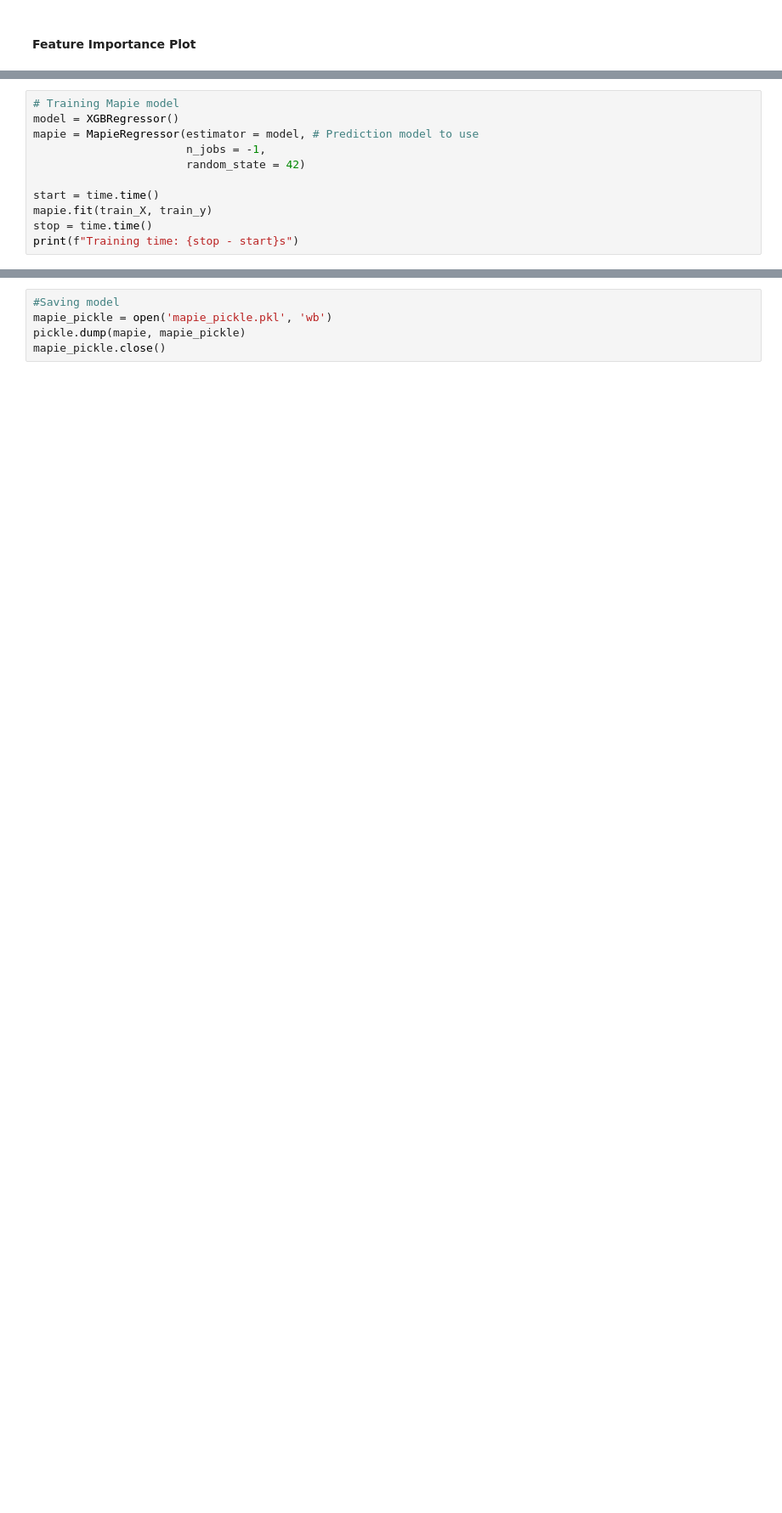
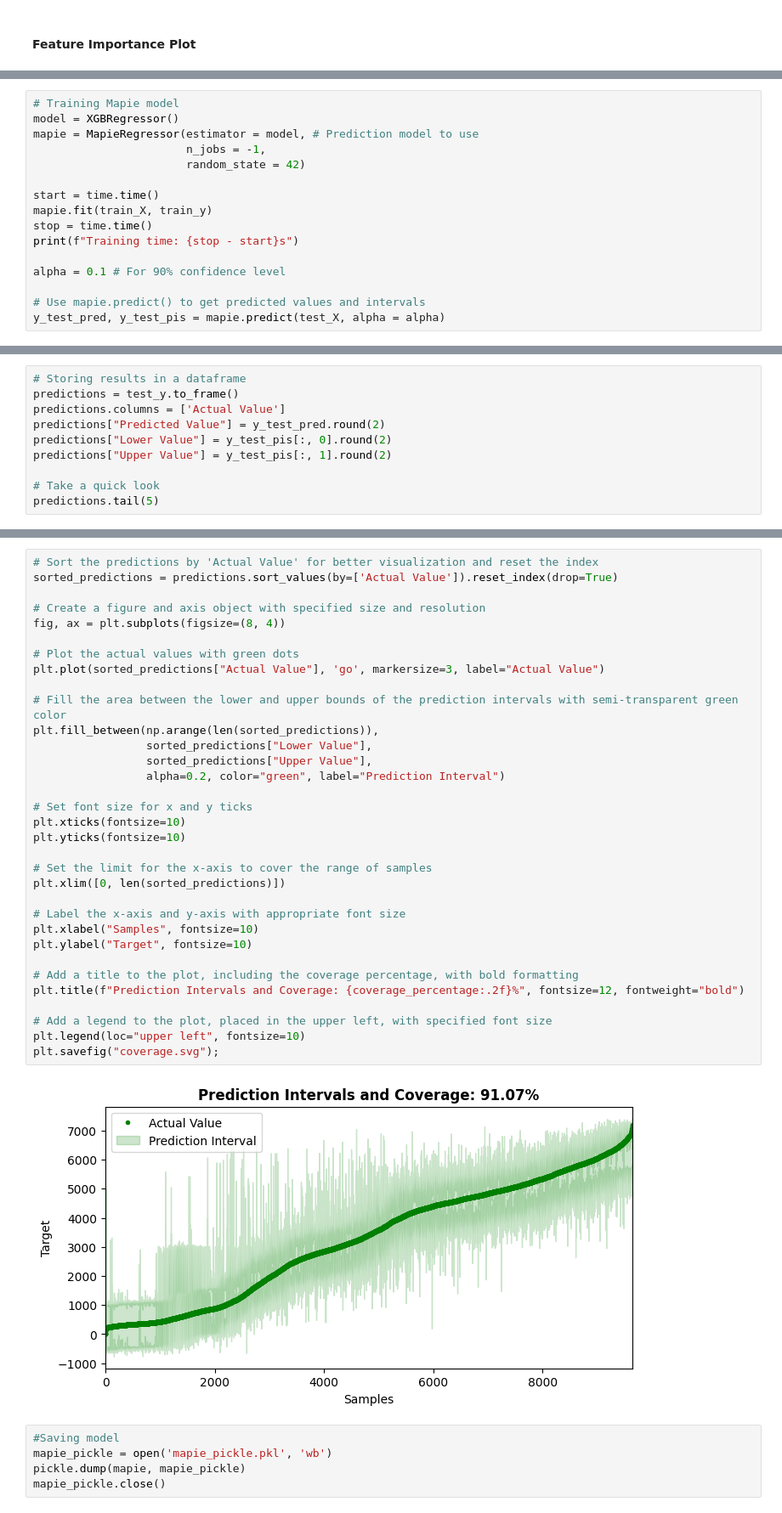
Before and after one commit to tillmanerb/IME565-midterm-traffic, a Jupyter notebook: train_model.ipynb, the cells around one changed output, grey strips where cells are left out. Shown at 85% size. Cells and saved outputs as stored; diff of their text form; blank space fills up the shorter version.

```diff
--- a/train_model.ipynb
+++ b/train_model.ipynb
@@ -92,3 +143,8 @@ start = time.time()
 mapie.fit(train_X, train_y)
 stop = time.time()
 print(f"Training time: {stop - start}s")
+
+alpha = 0.1 # For 90% confidence level
+
+# Use mapie.predict() to get predicted values and intervals
+y_test_pred, y_test_pis = mapie.predict(test_X, alpha = alpha)
@@ -94,0 +182,10 @@ print(f"Training time: {stop - start}s")
+# %%
+# Storing results in a dataframe
+predictions = test_y.to_frame()
+predictions.columns = ['Actual Value']
+predictions["Predicted Value"] = y_test_pred.round(2)
+predictions["Lower Value"] = y_test_pis[:, 0].round(2)
+predictions["Upper Value"] = y_test_pis[:, 1].round(2)
+
+# Take a quick look
+predictions.tail(5)
@@ -95,3 +208,38 @@ print(f"Training time: {stop - start}s")
+# %%
+# Sort the predictions by 'Actual Value' for better visualization and reset the index
+sorted_predictions = predictions.sort_values(by=['Actual Value']).reset_index(drop=True)
+
+# Create a figure and axis object with specified size and resolution
+fig, ax = plt.subplots(figsize=(8, 4))
+
+# Plot the actual values with green dots
+plt.plot(sorted_predictions["Actual Value"], 'go', markersize=3, label="Actual Value")
+
+# Fill the area between the lower and upper bounds of the prediction intervals with semi-transparent green color
+plt.fill_between(np.arange(len(sorted_predictions)),
+                 sorted_predictions["Lower Value"],
+                 sorted_predictions["Upper Value"],
+                 alpha=0.2, color="green", label="Prediction Interval")
+
+# Set font size for x and y ticks
+plt.xticks(fontsize=10)
+plt.yticks(fontsize=10)
+
+# Set the limit for the x-axis to cover the range of samples
+plt.xlim([0, len(sorted_predictions)])
+
+# Label the x-axis and y-axis with appropriate font size
+plt.xlabel("Samples", fontsize=10)
+plt.ylabel("Target", fontsize=10)
+
+# Add a title to the plot, including the coverage percentage, with bold formatting
+plt.title(f"Prediction Intervals and Coverage: {coverage_percentage:.2f}%", fontsize=12, fontweight="bold")
+
+# Add a legend to the plot, placed in the upper left, with specified font size
+plt.legend(loc="upper left", fontsize=10)
+plt.savefig("coverage.svg");
+# %% [output]
+[figure, added]
 # %%
 #Saving model
 mapie_pickle = open('mapie_pickle.pkl', 'wb')
```
Also changed, not shown: parts of 11 cells of this notebook, 5 other files.
